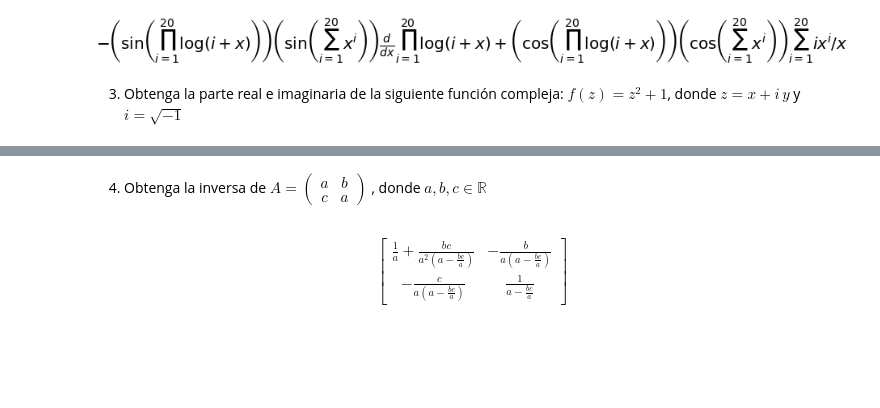
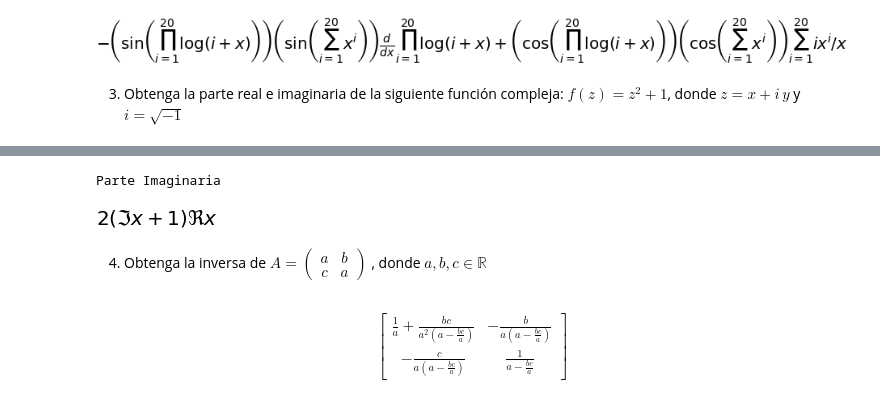
Before and after one commit to mijara/notebooks, a Jupyter notebook: tarea1/src/Tarea_1_CC1_2017.ipynb, the cells around one changed output, grey strips where cells are left out. Saved outputs shown, nothing was run; the diff lists cells and outputs as text; code cells hidden in the pictures; blank space fills up the shorter version.

```diff
--- a/Tarea_1_CC1_2017.ipynb
+++ b/tarea1/src/Tarea_1_CC1_2017.ipynb
@@ -222,3 +212,9 @@ complex: 2*(im(x) + 1)*re(x)
+# %%
+print("Parte Imaginaria")
+sym.im(f)
+# %% [output]
+Parte Imaginaria
+[figure, added]
 # %% [markdown]
 4) Obtenga la inversa de $A=\begin{pmatrix}
 a & b\\
```
Also changed, not shown: parts of 14 cells of this notebook, 2 other files.
